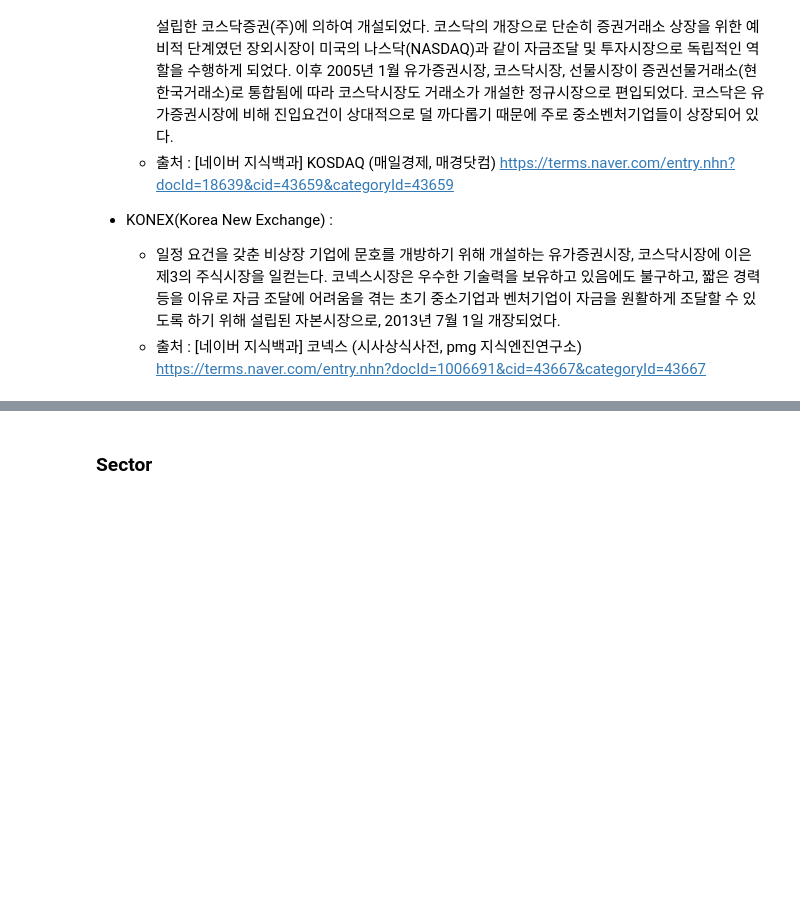
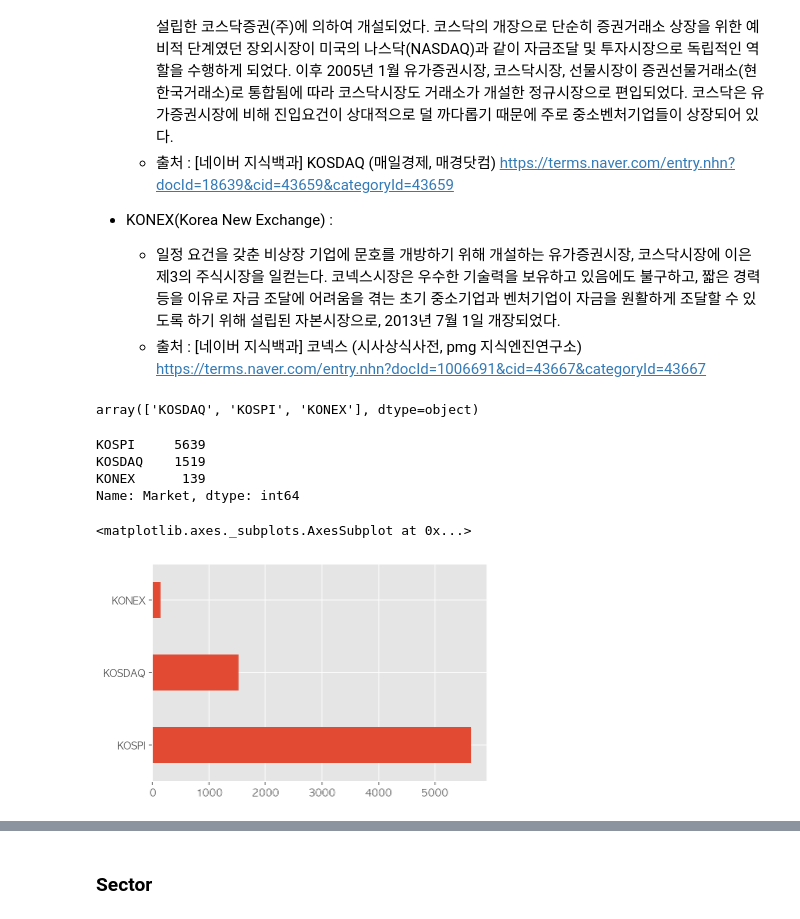
Before and after one commit to corazzon/finance-data-analysis, a Jupyter notebook: 2.2. KRX 전체 종목분석-input.ipynb, the cells around one changed output, grey strips where cells are left out. Saved outputs shown, nothing was run; the diff lists cells and outputs as text; code cells hidden in the pictures; blank space fills up the shorter version.

```diff
--- a/2.2. KRX 전체 종목분석-input.ipynb
+++ b/2.2. KRX 전체 종목분석-input.ipynb
@@ -63,3 +67,5 @@
 * https://pandas-datareader.readthedocs.io/en/latest/readers/index.html
 # %%
 # 이전 강좌에서 to_csv로 저장해둔 krx.csv 파일을 pd.read_csv 로 불러옵니다.
+df = pd.read_csv("krx.csv", dtype={"Symbol":object})
+df.shape
@@ -148,3 +371,5 @@
 ## 파생변수 만들기
 # %%
 # pd.to_datetime 을 통해 데이터의 타입을 변환합니다.
+df["ListingDate"] = pd.to_datetime(df["ListingDate"])
+df["ListingDate"].head(1)
@@ -152,0 +379,4 @@
+# %%
+# ListingYear 파생변수 만들기
+df["ListingYear"] = df["ListingDate"].dt.year
+df["ListingYear"].tail(5)
@@ -237,6 +498,23 @@ get_font_family()
     * 일정 요건을 갖춘 비상장 기업에 문호를 개방하기 위해 개설하는 유가증권시장, 코스닥시장에 이은 제3의 주식시장을 일컫는다. 코넥스시장은 우수한 기술력을 보유하고 있음에도 불구하고, 짧은 경력 등을 이유로 자금 조달에 어려움을 겪는 초기 중소기업과 벤처기업이 자금을 원활하게 조달할 수 있도록 하기 위해 설립된 자본시장으로, 2013년 7월 1일 개장되었다.
     * 출처 : [네이버 지식백과] 코넥스 (시사상식사전, pmg 지식엔진연구소) https://terms.naver.com/entry.nhn?docId=1006691&cid=43667&categoryId=43667
 # %%
-# Market column에 어떤 데이터들이 있는지 확인합니다.
+# Market column에 어떤 데이터들이 있는지 unique로 확인합니다.
+df["Market"].unique()
+# %% [output]
+array(['KOSDAQ', 'KOSPI', 'KONEX'], dtype=object)
+# %%
+# value_counts()로 빈도수를 구합니다.
+df["Market"].value_counts()
+# %% [output]
+KOSPI     5639
+KOSDAQ    1519
+KONEX      139
+Name: Market, dtype: int64
+# %%
+# 빈도수를 시각화 합니다.
+df["Market"].value_counts().plot.barh()
+# %% [output]
+<matplotlib.axes._subplots.AxesSubplot at 0x...>
+[figure, added]
 # %%
 # Seaborn countplot 활용하여 빈도수를 표현합니다.
```
Also changed, not shown: parts of 105 cells of this notebook, 10 other files.
